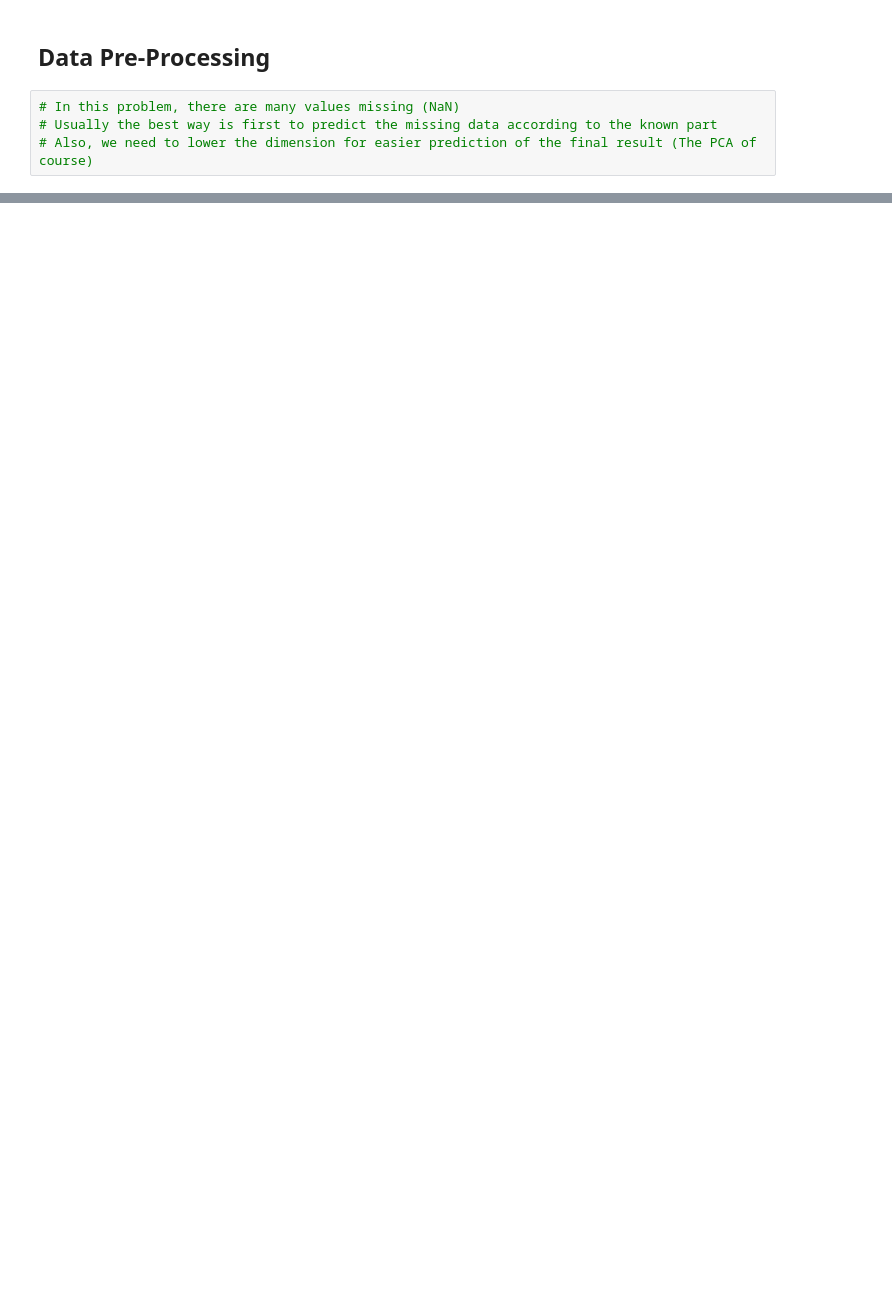
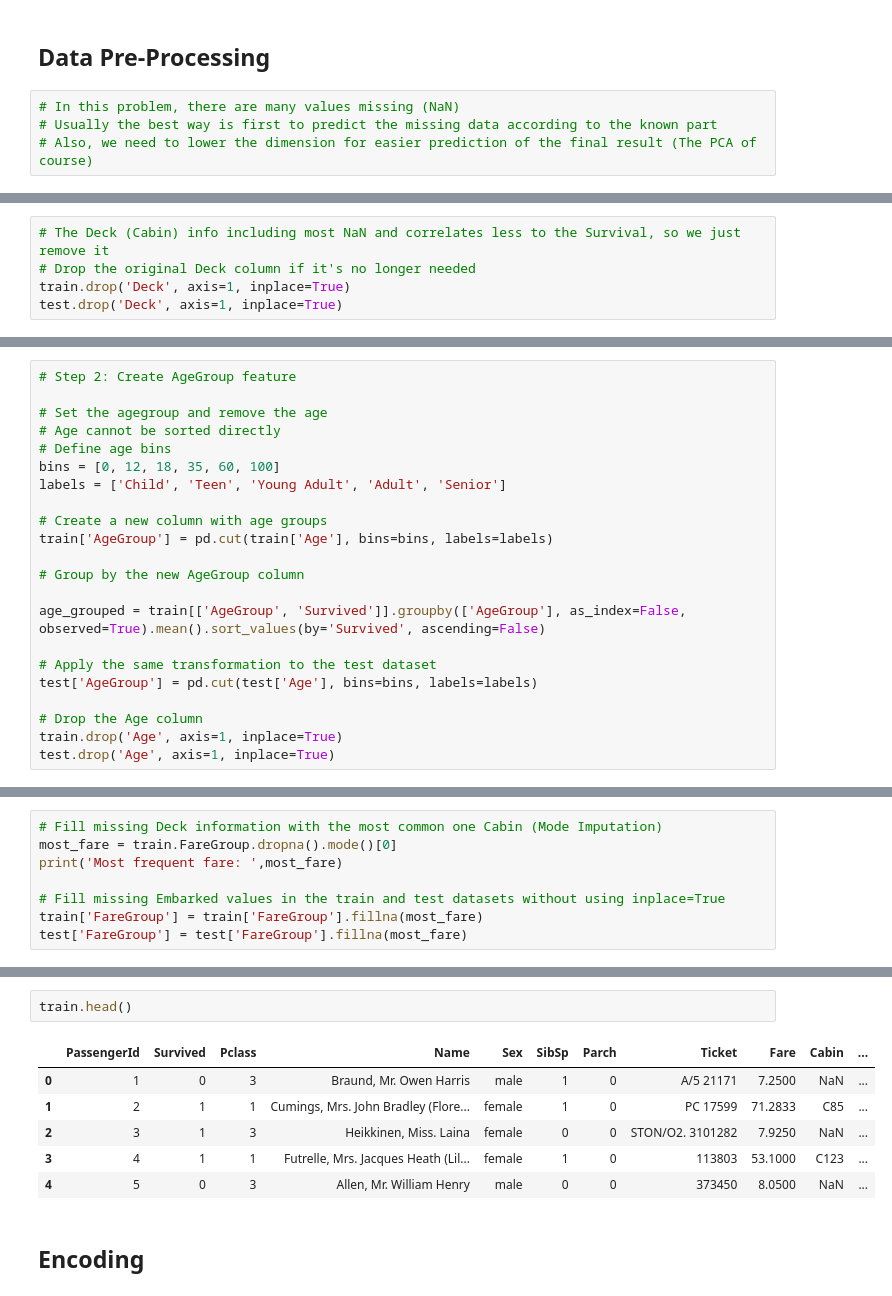
Before and after one commit to HAOHE123/Titanic_ML_Starter, a Jupyter notebook: titanic_starter_HeHAO.ipynb, the cells around one changed output, grey strips where cells are left out. Cells and saved outputs as stored; diff of their text form; blank space fills up the shorter version.

```diff
--- a/titanic_starter_HeHAO.ipynb
+++ b/titanic_starter_HeHAO.ipynb
@@ -260,0 +311,5 @@ dtype: int64
+# %%
+# The Deck (Cabin) info including most NaN and correlates less to the Survival, so we just remove it
+# Drop the original Deck column if it's no longer needed
+train.drop('Deck', axis=1, inplace=True)
+test.drop('Deck', axis=1, inplace=True)
@@ -298,0 +365,22 @@ print("Your submission was successfully saved!")
+# %%
+# Step 2: Create AgeGroup feature
+
+# Set the agegroup and remove the age
+# Age cannot be sorted directly
+# Define age bins
+bins = [0, 12, 18, 35, 60, 100]
+labels = ['Child', 'Teen', 'Young Adult', 'Adult', 'Senior']
+
+# Create a new column with age groups
+train['AgeGroup'] = pd.cut(train['Age'], bins=bins, labels=labels)
+
+# Group by the new AgeGroup column
+
+age_grouped = train[['AgeGroup', 'Survived']].groupby(['AgeGroup'], as_index=False, observed=True).mean().sort_values(by='Survived', ascending=False)
+
+# Apply the same transformation to the test dataset
+test['AgeGroup'] = pd.cut(test['Age'], bins=bins, labels=labels)
+
+# Drop the Age column
+train.drop('Age', axis=1, inplace=True)
+test.drop('Age', axis=1, inplace=True)
@@ -298,0 +389,8 @@ print("Your submission was successfully saved!")
+# %%
+# Fill missing Deck information with the most common one Cabin (Mode Imputation)
+most_fare = train.FareGroup.dropna().mode()[0]
+print('Most frequent fare: ',most_fare)
+
+# Fill missing Embarked values in the train and test datasets without using inplace=True
+train['FareGroup'] = train['FareGroup'].fillna(most_fare)
+test['FareGroup'] = test['FareGroup'].fillna(most_fare)
@@ -298,0 +423,11 @@ print("Your submission was successfully saved!")
+# %%
+train.head()
+# %% [output]
+|  | PassengerId | Survived | Pclass | Name | Sex | SibSp | Parch | Ticket | Fare | Cabin | ... |
+| 0 | 1 | 0 | 3 | Braund, Mr. Owen Harris | male | 1 | 0 | A/5 21171 | 7.2500 | NaN | ... |
+| 1 | 2 | 1 | 1 | Cumings, Mrs. John Bradley (Flore... | female | 1 | 0 | PC 17599 | 71.2833 | C85 | ... |
+| 2 | 3 | 1 | 3 | Heikkinen, Miss. Laina | female | 0 | 0 | STON/O2. 3101282 | 7.9250 | NaN | ... |
+| 3 | 4 | 1 | 1 | Futrelle, Mrs. Jacques Heath (Lil... | female | 1 | 0 | 113803 | 53.1000 | C123 | ... |
+| 4 | 5 | 0 | 3 | Allen, Mr. William Henry | male | 0 | 0 | 373450 | 8.0500 | NaN | ... |
+# %% [markdown]
+## Encoding
```
Also changed, not shown: parts of 36 cells of this notebook.
